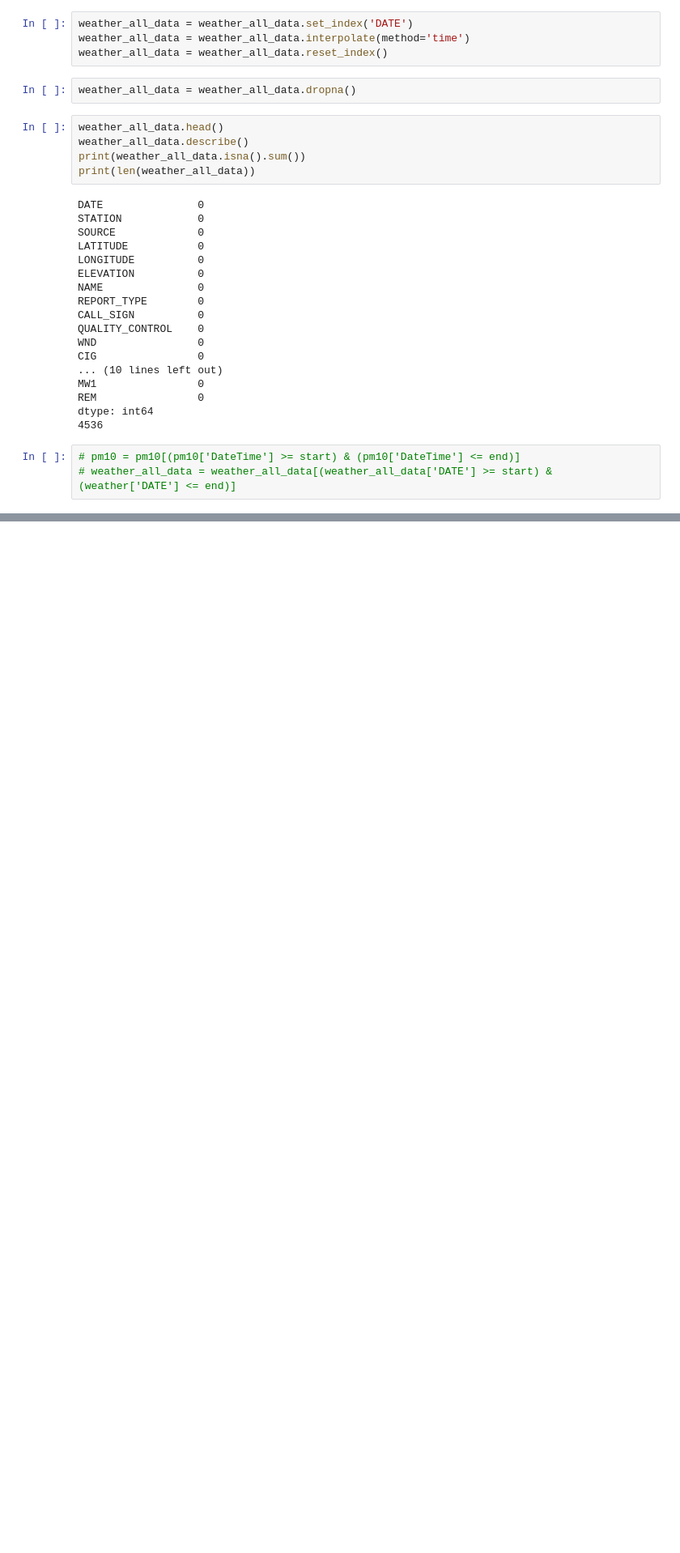
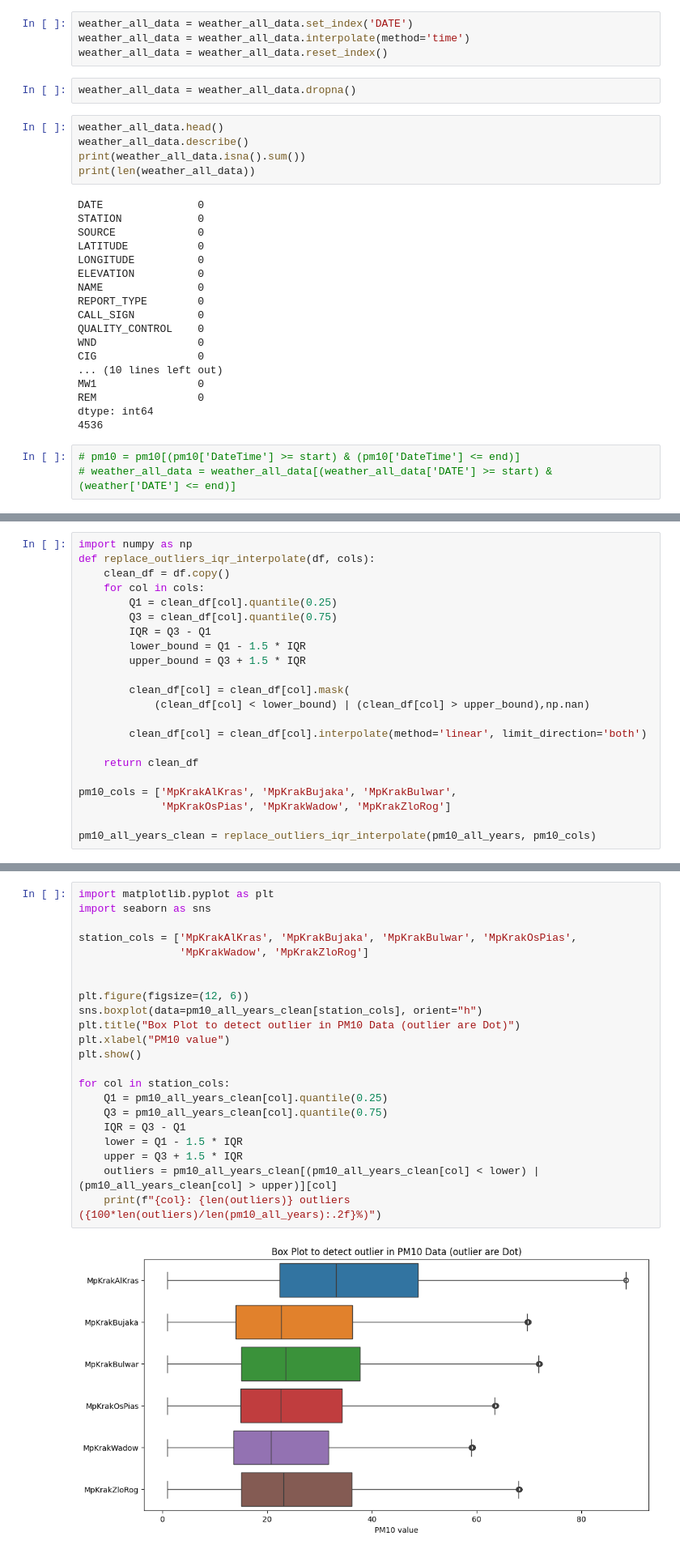
Before and after one commit to NguyenThanhNamIT/AIRPPMHackathon, a Jupyter notebook: src/preprocessing/preprocess.ipynb, the cells around one changed output, grey strips where cells are left out. Shown at 81% size. Drawn from its saved outputs; the diff is of its cells as text; blank space fills up the shorter version.

```diff
--- a/src/preprocessing/preprocess.ipynb
+++ b/src/preprocessing/preprocess.ipynb
@@ -306,0 +371,22 @@ dtype: int64
+# %%
+import numpy as np
+def replace_outliers_iqr_interpolate(df, cols):
+    clean_df = df.copy()
+    for col in cols:
+        Q1 = clean_df[col].quantile(0.25)
+        Q3 = clean_df[col].quantile(0.75)
+        IQR = Q3 - Q1
+        lower_bound = Q1 - 1.5 * IQR
+        upper_bound = Q3 + 1.5 * IQR
+
+        clean_df[col] = clean_df[col].mask(
+            (clean_df[col] < lower_bound) | (clean_df[col] > upper_bound),np.nan)
+
+        clean_df[col] = clean_df[col].interpolate(method='linear', limit_direction='both')
+
+    return clean_df
+
+pm10_cols = ['MpKrakAlKras', 'MpKrakBujaka', 'MpKrakBulwar',
+             'MpKrakOsPias', 'MpKrakWadow', 'MpKrakZloRog']
+
+pm10_all_years_clean = replace_outliers_iqr_interpolate(pm10_all_years, pm10_cols)
@@ -306,0 +395,24 @@ dtype: int64
+# %%
+import matplotlib.pyplot as plt
+import seaborn as sns
+
+station_cols = ['MpKrakAlKras', 'MpKrakBujaka', 'MpKrakBulwar', 'MpKrakOsPias',
+                'MpKrakWadow', 'MpKrakZloRog']
+
+
+plt.figure(figsize=(12, 6))
+sns.boxplot(data=pm10_all_years_clean[station_cols], orient="h")
+plt.title("Box Plot to detect outlier in PM10 Data (outlier are Dot)")
+plt.xlabel("PM10 value")
+plt.show()
+
+for col in station_cols:
+    Q1 = pm10_all_years_clean[col].quantile(0.25)
+    Q3 = pm10_all_years_clean[col].quantile(0.75)
+    IQR = Q3 - Q1
+    lower = Q1 - 1.5 * IQR
+    upper = Q3 + 1.5 * IQR
+    outliers = pm10_all_years_clean[(pm10_all_years_clean[col] < lower) | (pm10_all_years_clean[col] > upper)][col]
+    print(f"{col}: {len(outliers)} outliers ({100*len(outliers)/len(pm10_all_years):.2f}%)")
+# %% [output]
+[figure, added]
```
Also changed, not shown: parts of 11 cells of this notebook, 2 other files.
